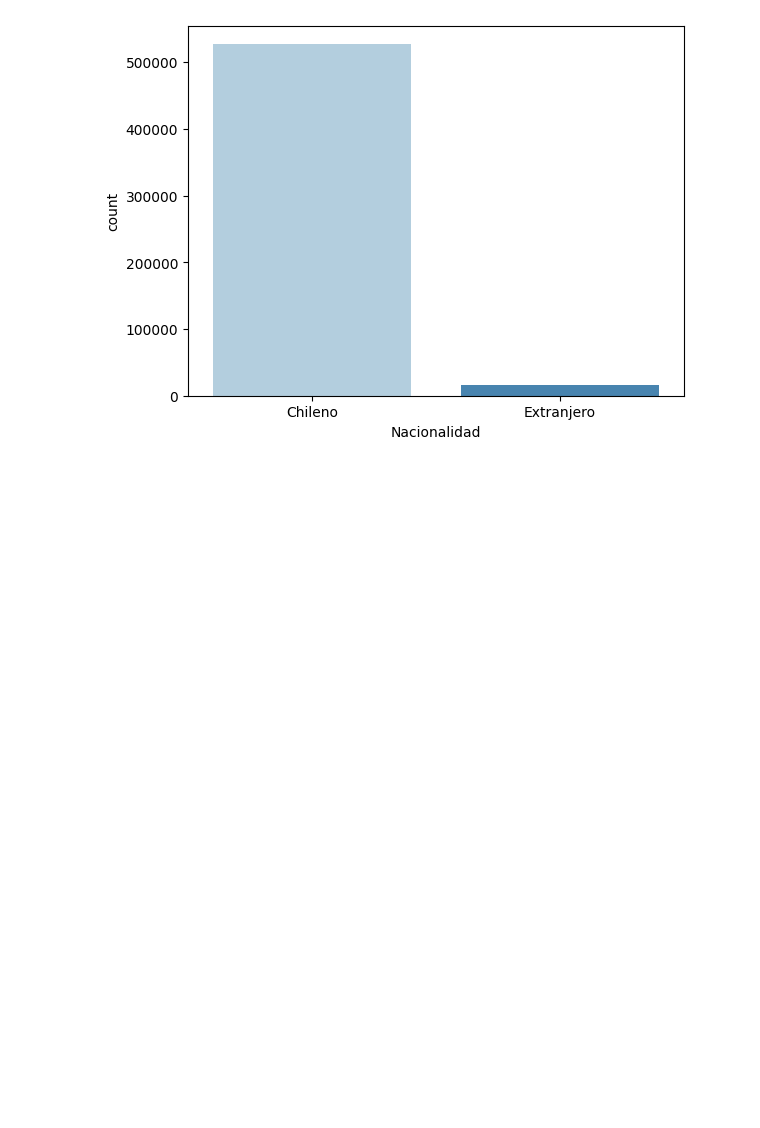
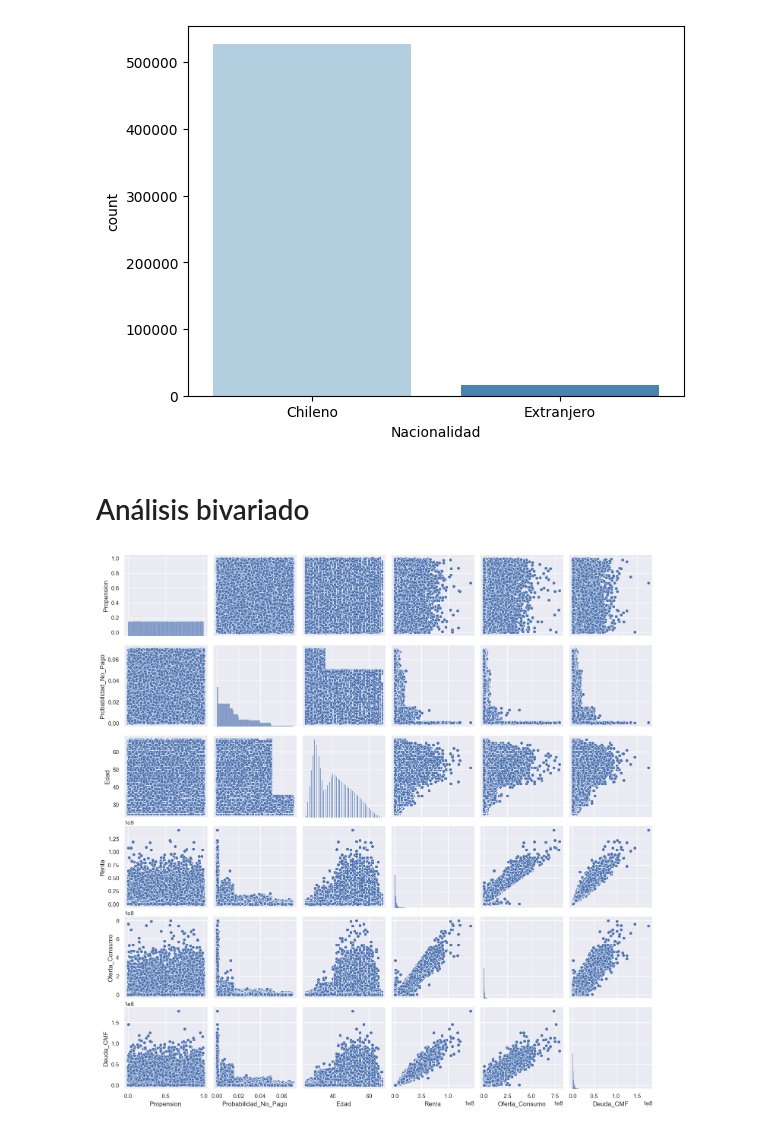
Before and after one commit to JosepVargasf/repo_mineria_de_datos, a Jupyter notebook: procesamiento.ipynb, the cells around one changed output. Drawn from its saved outputs; the diff is of its cells as text; code cells hidden in the pictures; blank space fills up the shorter version.

```diff
--- a/procesamiento.ipynb
+++ b/procesamiento.ipynb
@@ -204,3 +204,13 @@ Nacionalidad
 Chileno       527455       97.020883
 Extranjero     16196        2.979117
 [figure]
+# %% [markdown]
+# Análisis bivariado
+# %%
+# Scatter plot:
+sns.set()
+cols = var_nun
+sns.pairplot(df[cols], height = 2.5)
+plt.show()
+# %% [output]
+[figure, added]
```
Also changed, not shown: parts of 2 cells of this notebook.
